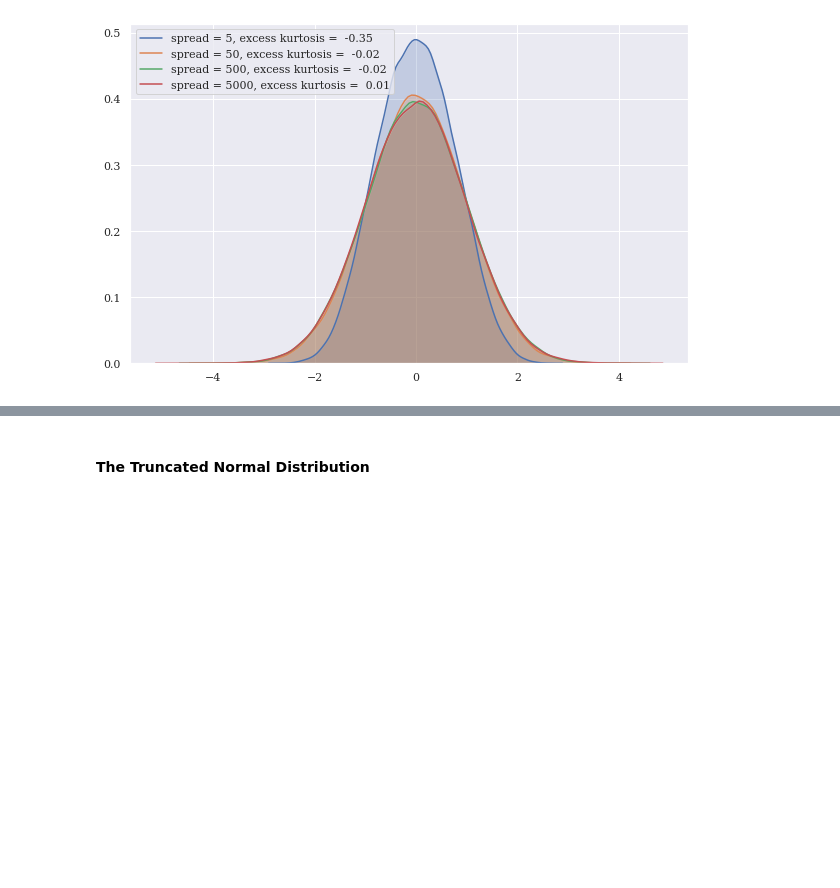
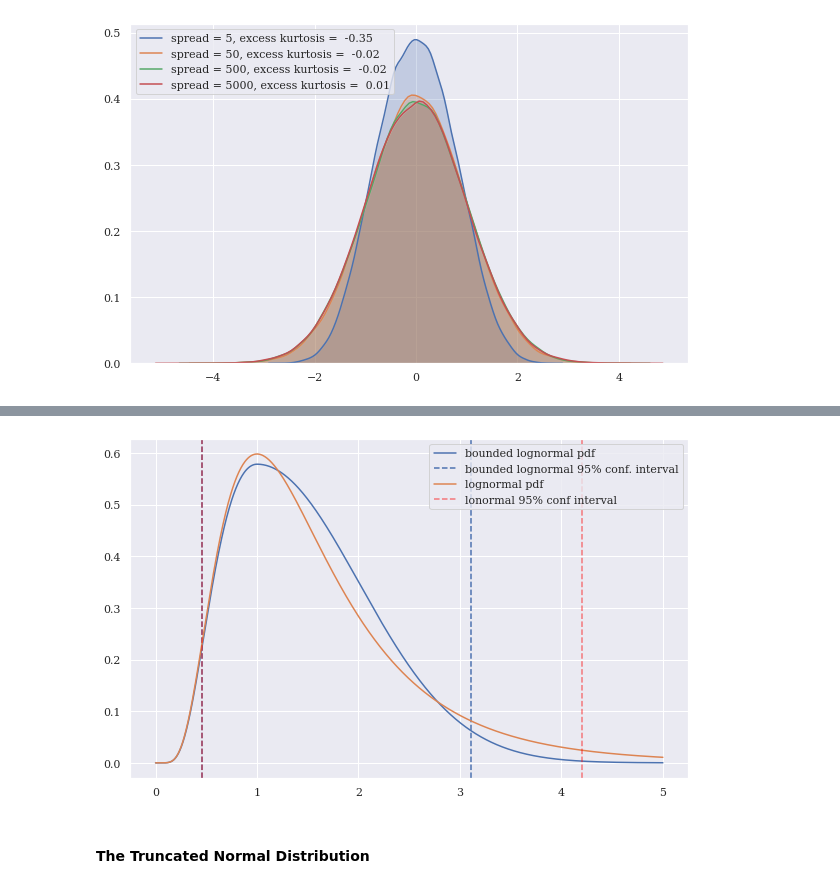
Before and after one commit to tedteske/bounded_lognorm, a Jupyter notebook: bounded_lognorm.ipynb, the cells around one changed output, grey strips where cells are left out. Cells and saved outputs as stored; diff of their text form; code cells hidden in the pictures; blank space fills up the shorter version.

```diff
--- a/bounded_lognorm.ipynb
+++ b/bounded_lognorm.ipynb
@@ -1053,3 +1088,7 @@ plt.show()
+# %%
+compare_to_LN(1000)
+# %% [output]
+[figure, added]
 # %% [markdown]
 #### The Truncated Normal Distribution
 # %%
```
Also changed, not shown: parts of 14 cells of this notebook.
